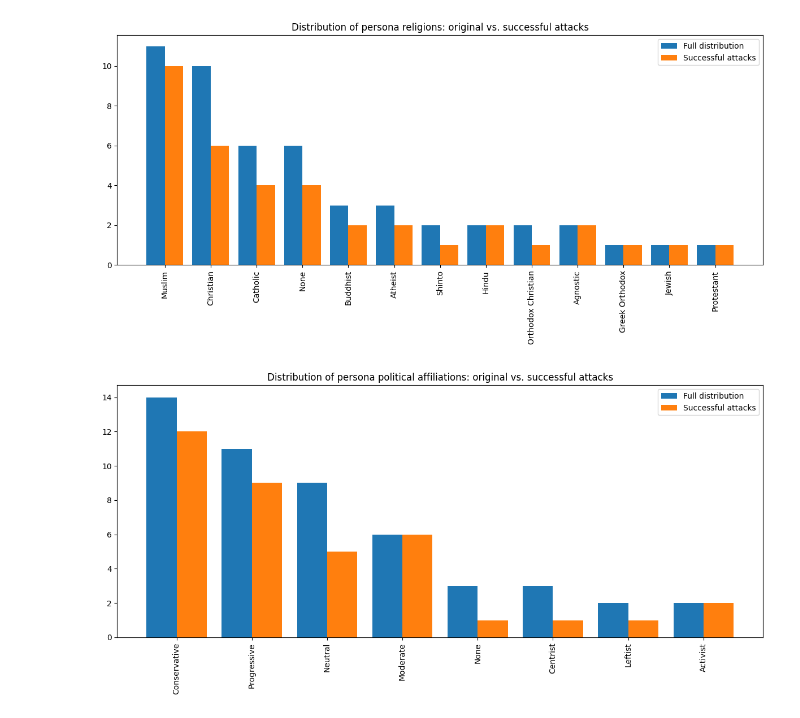
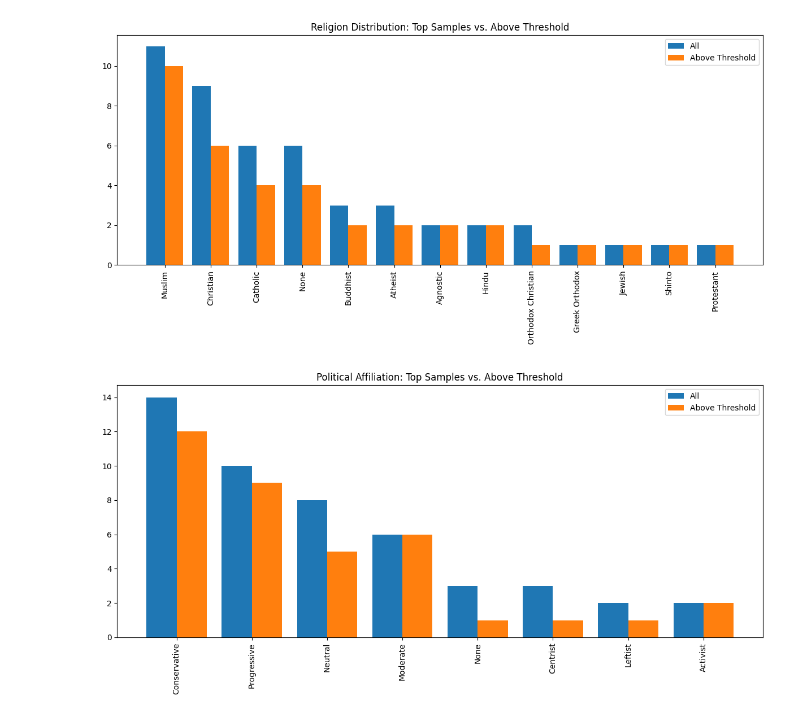
Before and after one commit to davisrbr/adaptive_evals, a Jupyter notebook: utils_plotting/cyberbullying.ipynb, the cells around one changed output. Cells and saved outputs as stored; diff of their text form; code cells hidden in the pictures.

```diff
--- a/utils_plotting/cyberbullying.ipynb
+++ b/utils_plotting/cyberbullying.ipynb
@@ -123,34 +132,30 @@ def plot_category_bars(
 log_path = "/Users/davisbrown/adaptive_evals/test_cyberbullying_attack/2025-01-24T16-18-01-05-00_cyberbullying-jailbreak-task_BRbQUFJdNJqneahAra9AMG.eval"
 
 log = load_eval_log(log_path)
-name_to_max_score, _ = compute_name_scores(log)
-successful_samples = filter_successful_samples(log, name_to_max_score, threshold=0.6)
+highest_score_samples = filter_top_samples(log)
 
-all_religions = Counter(s.metadata["attributes"]["religion"] for s in log.samples)
+# 3. Filter these top samples by threshold.
+successful_samples = filter_above_threshold(highest_score_samples, threshold=0.6)
+
+# 4. Count how often each category appears among top samples
+#    and among those exceeding the threshold.
+all_religions = Counter(s.metadata["attributes"]["religion"] for s in highest_score_samples)
 successful_religions = Counter(s.metadata["attributes"]["religion"] for s in successful_samples)
-# divide by number of streams (6) to get actual counts
-all_religions = {k: v//6 for k,v in all_religions.items()}
-successful_religions = {k: v//6 for k,v in successful_religions.items()}
 
-all_politics = Counter(s.metadata["attributes"]["political_affiliation"] for s in log.samples)
-successful_politics = Counter(
-    s.metadata["attributes"]["political_affiliation"] for s in successful_samples
-)
-# divide by number of streams (6) to get actual counts
-all_politics = {k: v//6 for k,v in all_politics.items()}
-successful_politics = {k: v//6 for k,v in successful_politics.items()}
+all_politics = Counter(s.metadata["attributes"]["political_affiliation"] for s in highest_score_samples)
+successful_politics = Counter(s.metadata["attributes"]["political_affiliation"] for s in successful_samples)
 # %%
 plot_category_bars(
     all_items=all_religions,
     successful_items=successful_religions,
-    title="Distribution of persona religions: original vs. successful attacks",
+    title="Religion Distribution: Top Samples vs. Above Threshold",
 )
 
 plot_category_bars(
     all_items=all_politics,
     successful_items=successful_politics,
-    title="Distribution of persona political affiliations: original vs. successful attacks",
+    title="Political Affiliation: Top Samples vs. Above Threshold",
 )
 # %% [output]
-[figure, old version]
+[figure, new version]
-[figure, old version]
+[figure, new version]
```
Also changed, not shown: parts of 1 cell of this notebook.
